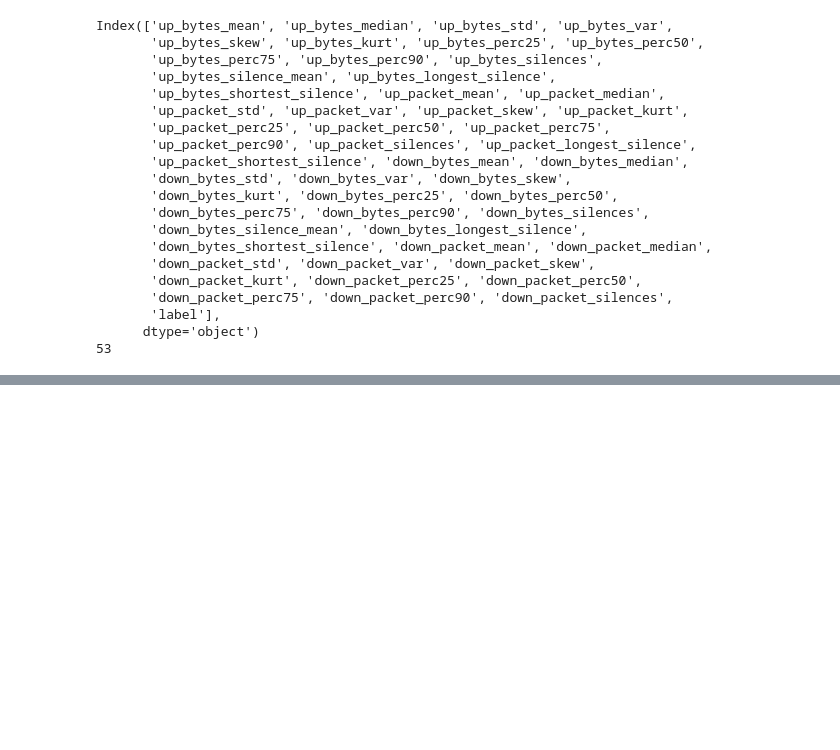
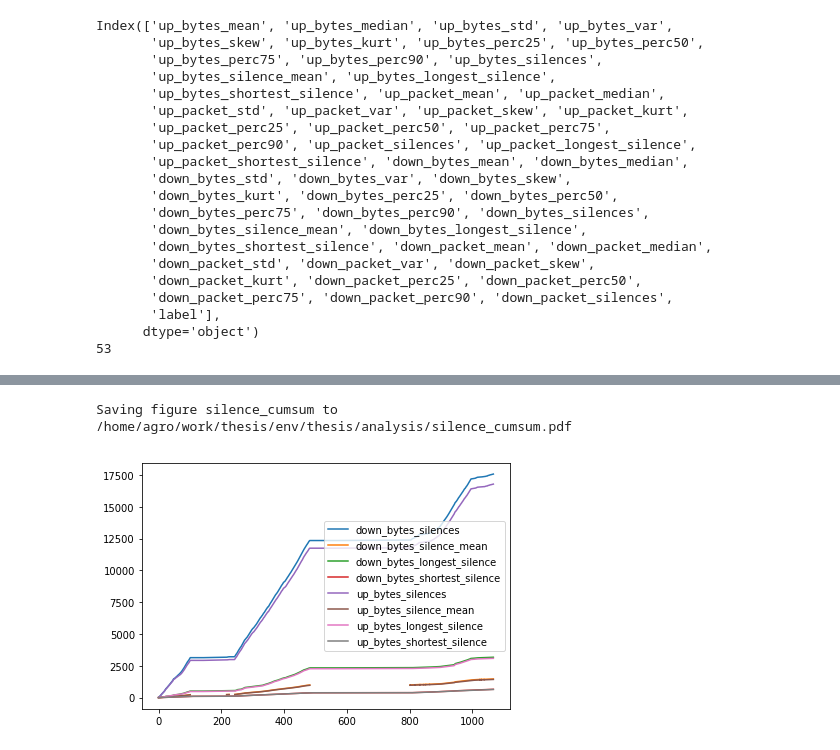
Before and after one commit to alagoa/application-identification, a Jupyter notebook: analysis/Analysis.ipynb, the cells around one changed output, grey strips where cells are left out. Drawn from its saved outputs; the diff is of its cells as text; code cells hidden in the pictures; blank space fills up the shorter version.

```diff
--- a/analysis/Analysis.ipynb
+++ b/analysis/Analysis.ipynb
@@ -105 +155,8 @@ down_packet_std               -0.229491
 Name: label, dtype: float64
+# %%
+def save_fig(fig_id, tight_layout=True, fig_extension="pdf", resolution=300):
+    path = os.path.join(os.getcwd(), fig_id + "." + fig_extension)
+    print(f"Saving figure {fig_id} to {path}")
+    if tight_layout:
+        plt.tight_layout()
+    plt.savefig(path, format=fig_extension, dpi=resolution)
@@ -136,0 +195,7 @@ array([[-0.89701492, -0.91261905, -1.21860637, -1.33706439],
+# %%
+cs = dataset[silences].cumsum()
+cs.plot().legend(loc='best')
+save_fig('silence_cumsum')
+# %% [output]
+Saving figure silence_cumsum to /home/agro/work/thesis/env/thesis/analysis/silence_cumsum.pdf
+[figure, added]
```
Also changed, not shown: parts of 14 cells of this notebook, 10 other files.
